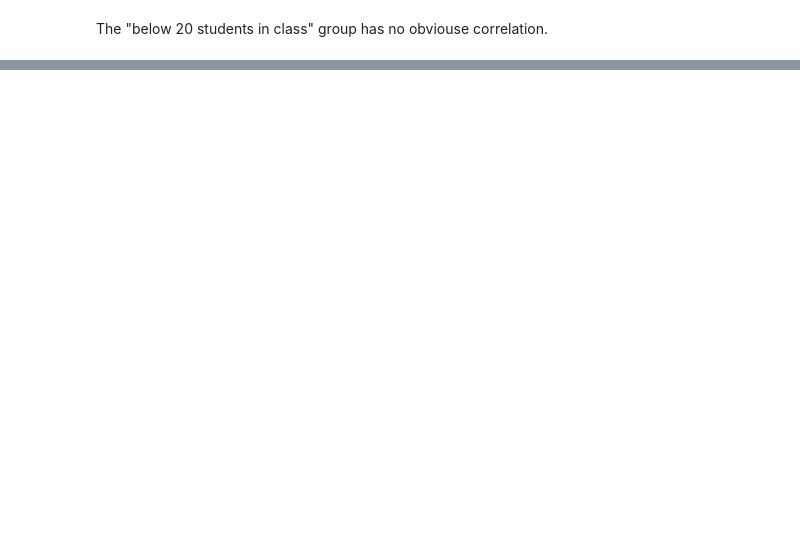
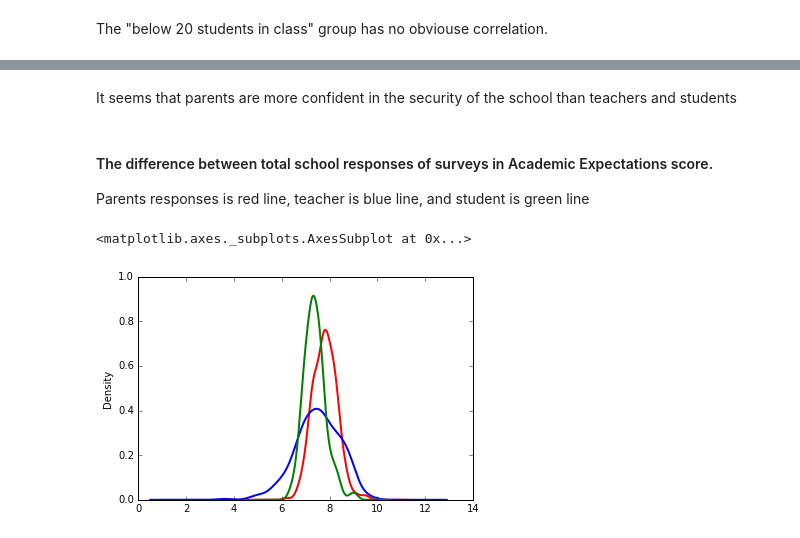
Before and after one commit to KiselevMaxim/data_explorer, a Jupyter notebook: Schools.ipynb, the cells around one changed output, grey strips where cells are left out. Cells and saved outputs as stored; diff of their text form; code cells hidden in the pictures; blank space fills up the shorter version.

```diff
--- a/Schools.ipynb
+++ b/Schools.ipynb
@@ -455,0 +446,12 @@ array(['DBN', 'SCHOOL NAME', 'Num of SAT Test Takers',
+# %% [markdown]
+It seems that parents are more confident in the security of the school than teachers and students
+# %% [markdown]
+#### The difference between total school responses of surveys in Academic Expectations score.
+Parents responses is red line, teacher is blue line, and student is green line
+# %%
+combined["aca_p_11"].plot(kind="kde", linewidth=2, style='red')
+combined["aca_t_11"].plot(kind="kde", linewidth=2, style='blue')
+combined["aca_s_11"].plot(kind="kde", linewidth=2, style='green')
+# %% [output]
+<matplotlib.axes._subplots.AxesSubplot at 0x...>
+[figure, added]
```
Also changed, not shown: parts of 34 cells of this notebook.
